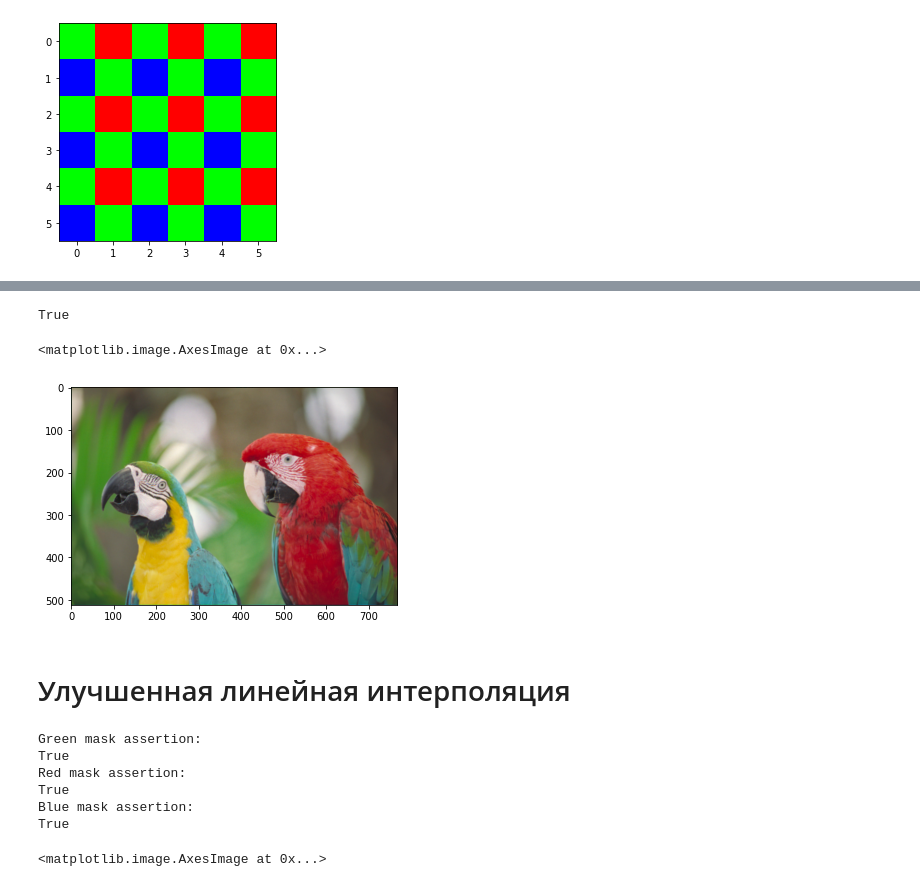
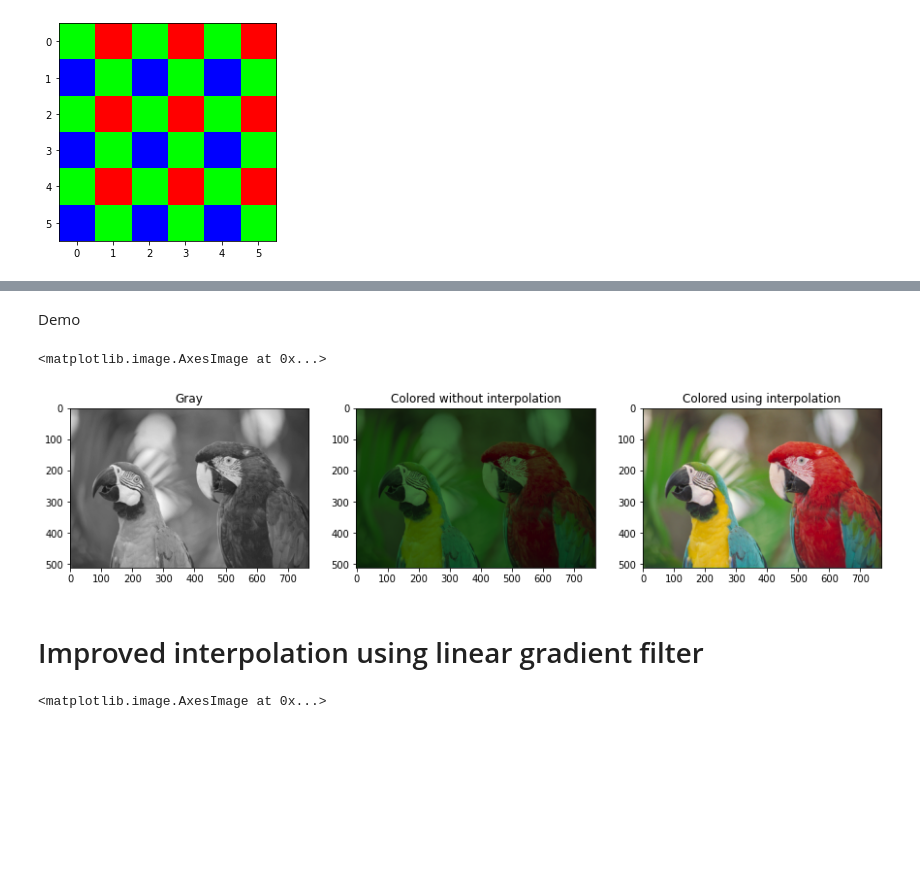
Before and after one commit to ramazan793/CV-CMC, a Jupyter notebook: Demosaic/bayer.ipynb, the cells around one changed output, grey strips where cells are left out. Drawn from its saved outputs; the diff is of its cells as text; code cells hidden in the pictures; blank space fills up the shorter version.

Commit message:
Update demo

```diff
--- a/Demosaic/bayer.ipynb
+++ b/Demosaic/bayer.ipynb
@@ -131,26 +112,30 @@ convolved_green[~green] = 0
 test[:, :, 0] += convolved_2_blue + convolved_4_blue
 test[:, :, 1] += convolved_green
 test[:, :, 2] += convolved_2_red + convolved_4_red
-# %%
-(new_img[1:4,1:4,0] == test[1:4,1:4,0]).all()
-# %% [output]
-True
-# %%
-plt.imshow(bayer.bilinear_interpolation(parrots_colored))
-# %% [output]
-<matplotlib.image.AxesImage at 0x...>
-[figure, removed]
-# %% [markdown]
-# Улучшенная линейная интерполяция
+# %% [markdown]
+Demo
+# %%
+from skimage.io import imread
+parrots_img = imread('images\\09.png')
+parrots_colored = bayer.get_colored_img(parrots_img)
+
+plt.figure(figsize=(15,15))
+plt.subplot(1,3,1)
+plt.title('Gray')
+plt.imshow(parrots_img, cmap='gray')
+plt.subplot(1,3,2)
+plt.title('Colored without interpolation')
+plt.imshow(parrots_colored)
+plt.subplot(1,3,3)
+plt.title('Colored using interpolation')
+plt.imshow(bayer.bilinear_interpolation(parrots_colored))
+# %% [output]
+<matplotlib.image.AxesImage at 0x...>
+[figure, added]
+# %% [markdown]
+# Improved interpolation using linear gradient filter
 # %%
 res = bayer.improved_interpolation(parrots_img)
-# %% [output]
-Green mask assertion:
-True
-Red mask assertion:
-True
-Blue mask assertion:
-True
 # %%
 plt.imshow(res)
 # %% [output]
```
Also changed, not shown: parts of 17 cells of this notebook.
